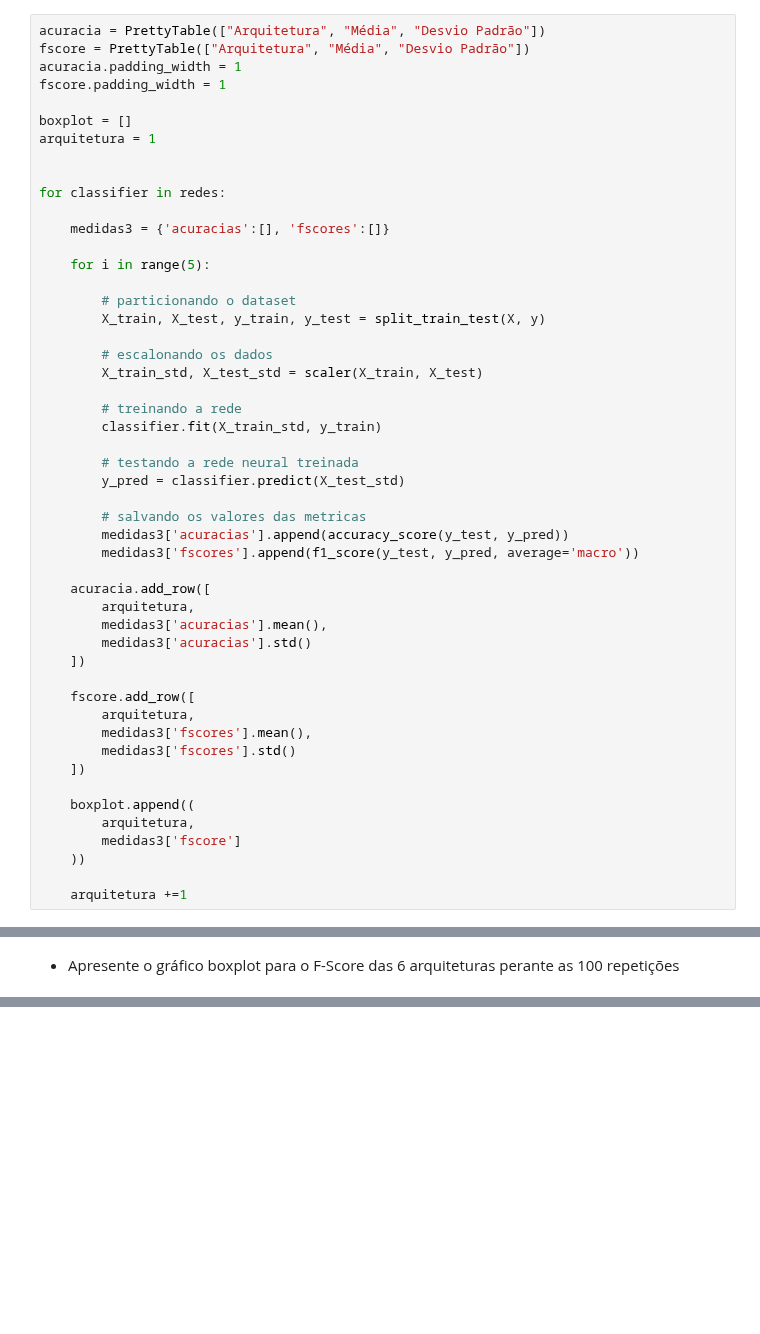
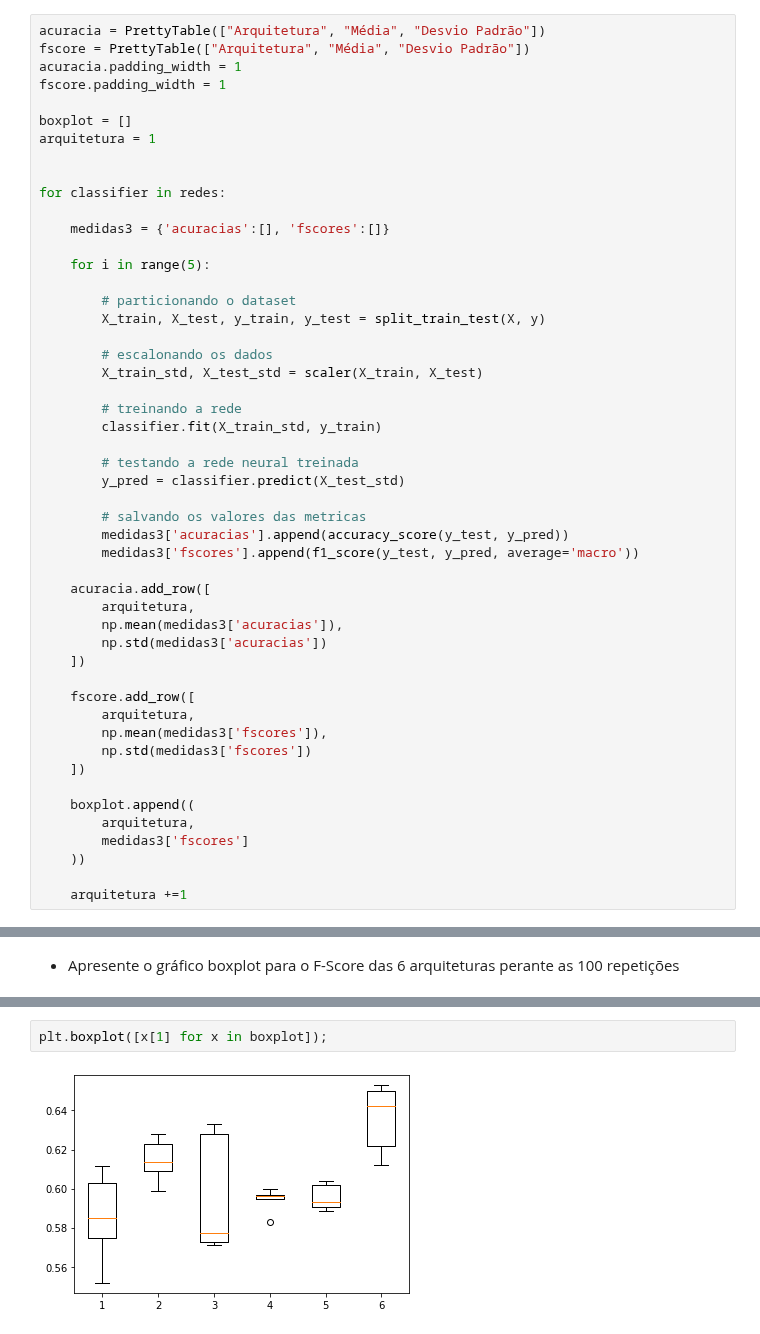
Before and after one commit to elloa-uea/projeto-pratico-3-rna-pp3-team-hard, a Jupyter notebook: notebooks/pp3-3-proposi-o-e-avalia-o-de-rnas (1).ipynb, the cells around one changed output, grey strips where cells are left out. Drawn from its saved outputs; the diff is of its cells as text; blank space fills up the shorter version.

```diff
--- a/notebooks/pp3-3-proposi-o-e-avalia-o-de-rnas (1).ipynb
+++ b/notebooks/pp3-3-proposi-o-e-avalia-o-de-rnas (1).ipynb
@@ -905,19 +905,19 @@ for classifier in redes:
 
     acuracia.add_row([
         arquitetura,
-        medidas3['acuracias'].mean(),
-        medidas3['acuracias'].std()
+        np.mean(medidas3['acuracias']),
+        np.std(medidas3['acuracias'])
     ])
 
     fscore.add_row([
         arquitetura,
-        medidas3['fscores'].mean(),
-        medidas3['fscores'].std()
+        np.mean(medidas3['fscores']),
+        np.std(medidas3['fscores'])
     ])
 
     boxplot.append((
         arquitetura,
-        medidas3['fscore']
+        medidas3['fscores']
     ))
 
     arquitetura +=1
@@ -939,0 +954,4 @@ for i in range(len(boxplot)):
+# %%
+plt.boxplot([x[1] for x in boxplot]);
+# %% [output]
+[figure, added]
```
Also changed, not shown: parts of 15 cells of this notebook.
